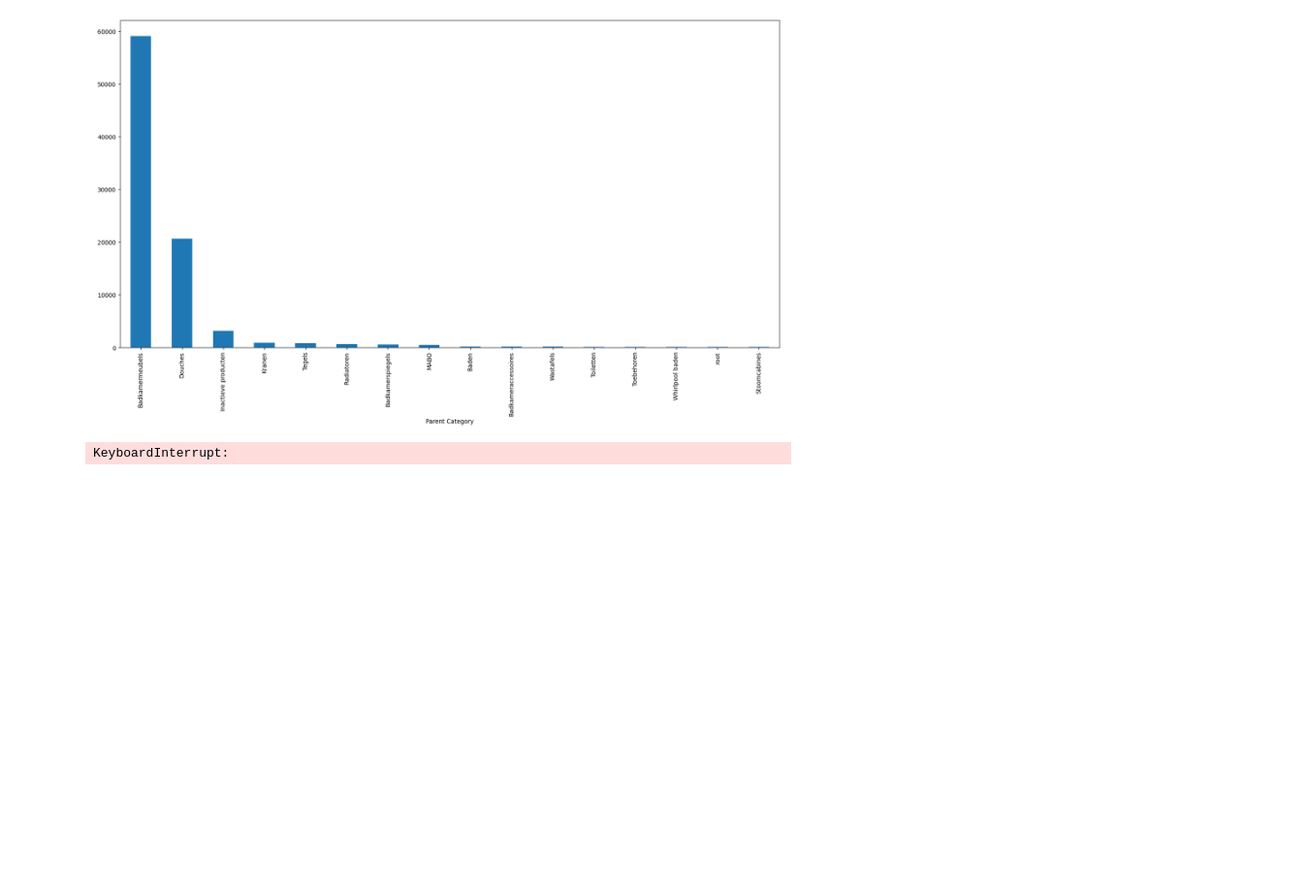
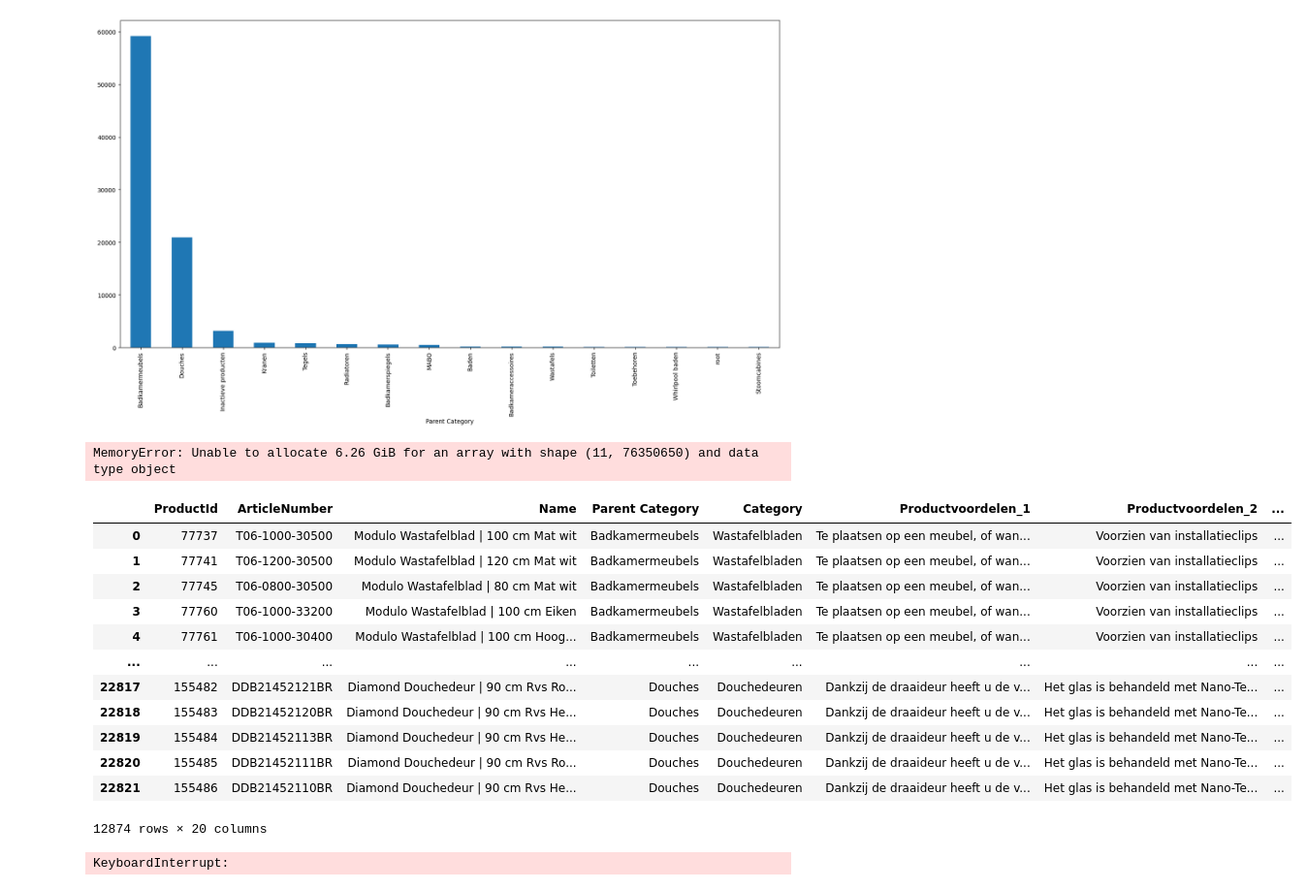
Before and after one commit to BenjaminGraziadei223946/MaxaroProjects, a Jupyter notebook: Webscraper/opt-scraper.ipynb, the cells around one changed output. Shown at 97% size. Saved outputs shown, nothing was run; the diff lists cells and outputs as text; code cells hidden in the pictures; blank space fills up the shorter version.

```diff
--- a/Webscraper/opt-scraper.ipynb
+++ b/Webscraper/opt-scraper.ipynb
@@ -115,7 +117,7 @@ plt.show()
 [figure]
 # %%
 prodDes = json_data[(json_data['Productomschrijving'].isna()) & (json_data['Parent Category'] != 'Inactieve producten') & (json_data['Parent Category'] != 'Toebehoren')]
-prodDesNotNA = json_data[(json_data['Productomschrijving'].notna()) & (json_data['Parent Category'] != 'Inactieve producten')]
+prodDesNotNA = json_data[(json_data['Productomschrijving'].notna()) & (json_data['Parent Category'] != 'Inactieve producten') & (json_data['Parent Category'] != 'Toebehoren')]
 # %%
 mask = prodDes[['Productvoordelen_1', 'Productvoordelen_2', 'Productvoordelen_3', 'Productvoordelen_4', 'Productvoordelen_5']].dropna(thresh=2).index
 
@@ -148,3 +150,6 @@ grouped_specs = specs.groupby(['ProductId', 'ArticleNumber', 'Name']).agg({
 
 # Merge with prodDes_filtered
 result_df = pd.merge(prodDes_filtered, grouped_specs, on=['ProductId', 'ArticleNumber', 'Name'], how='inner')
+# %%
+result_columns = ['ProductId', 'ArticleNumber', 'Name', 'Productvoordelen_1', 'Productvoordelen_2', 'Productvoordelen_3', 'Productvoordelen_4', 'Productvoordelen_5', 'USP_1', 'USP_2', 'USP_3', 'Product Variant', 'Specifications']
+description_columns = ['Productomschrijving', 'Product Variant']
@@ -151,3 +159,25 @@ result_df = pd.merge(prodDes_filtered, grouped_specs, on=['ProductId', 'ArticleN
+# %%
+matched_df = pd.merge(result_df[result_columns], prodDesNotNA[description_columns], on='Product Variant', how='inner', suffixes=('_result', '_prodDes'))
+
+generate_template(matched_df['Productomschrijving'])
+# %% [output]
+MemoryError: Unable to allocate 6.26 GiB for an array with shape (11, 76350650) and data type object
+# %%
+matched_df
+# %% [output]
+|  | ProductId | ArticleNumber | Name | Parent Category | Category | Productvoordelen_1 | Productvoordelen_2 | ... |
+| 0 | 77737 | T06-1000-30500 | Modulo Wastafelblad | 100 cm Mat wit | Badkamermeubels | Wastafelbladen | Te plaatsen op een meubel, of wan... | Voorzien van installatieclips | ... |
+| 1 | 77741 | T06-1200-30500 | Modulo Wastafelblad | 120 cm Mat wit | Badkamermeubels | Wastafelbladen | Te plaatsen op een meubel, of wan... | Voorzien van installatieclips | ... |
+| 2 | 77745 | T06-0800-30500 | Modulo Wastafelblad | 80 cm Mat wit | Badkamermeubels | Wastafelbladen | Te plaatsen op een meubel, of wan... | Voorzien van installatieclips | ... |
+| 3 | 77760 | T06-1000-33200 | Modulo Wastafelblad | 100 cm Eiken | Badkamermeubels | Wastafelbladen | Te plaatsen op een meubel, of wan... | Voorzien van installatieclips | ... |
+| 4 | 77761 | T06-1000-30400 | Modulo Wastafelblad | 100 cm Hoog... | Badkamermeubels | Wastafelbladen | Te plaatsen op een meubel, of wan... | Voorzien van installatieclips | ... |
+| ... | ... | ... | ... | ... | ... | ... | ... | ... |
+| 22817 | 155482 | DDB21452121BR | Diamond Douchedeur | 90 cm Rvs Ro... | Douches | Douchedeuren | Dankzij de draaideur heeft u de v... | Het glas is behandeld met Nano-Te... | ... |
+| 22818 | 155483 | DDB21452120BR | Diamond Douchedeur | 90 cm Rvs He... | Douches | Douchedeuren | Dankzij de draaideur heeft u de v... | Het glas is behandeld met Nano-Te... | ... |
+| 22819 | 155484 | DDB21452113BR | Diamond Douchedeur | 90 cm Rvs He... | Douches | Douchedeuren | Dankzij de draaideur heeft u de v... | Het glas is behandeld met Nano-Te... | ... |
+| 22820 | 155485 | DDB21452111BR | Diamond Douchedeur | 90 cm Rvs Ro... | Douches | Douchedeuren | Dankzij de draaideur heeft u de v... | Het glas is behandeld met Nano-Te... | ... |
+| 22821 | 155486 | DDB21452110BR | Diamond Douchedeur | 90 cm Rvs He... | Douches | Douchedeuren | Dankzij de draaideur heeft u de v... | Het glas is behandeld met Nano-Te... | ... |
+12874 rows × 20 columns
 # %%
 client = AzureOpenAI(
     api_key = os.environ.get("AZURE_OPENAI_KEY"),
```
Also changed, not shown: parts of 2 cells of this notebook, 2 other files.
